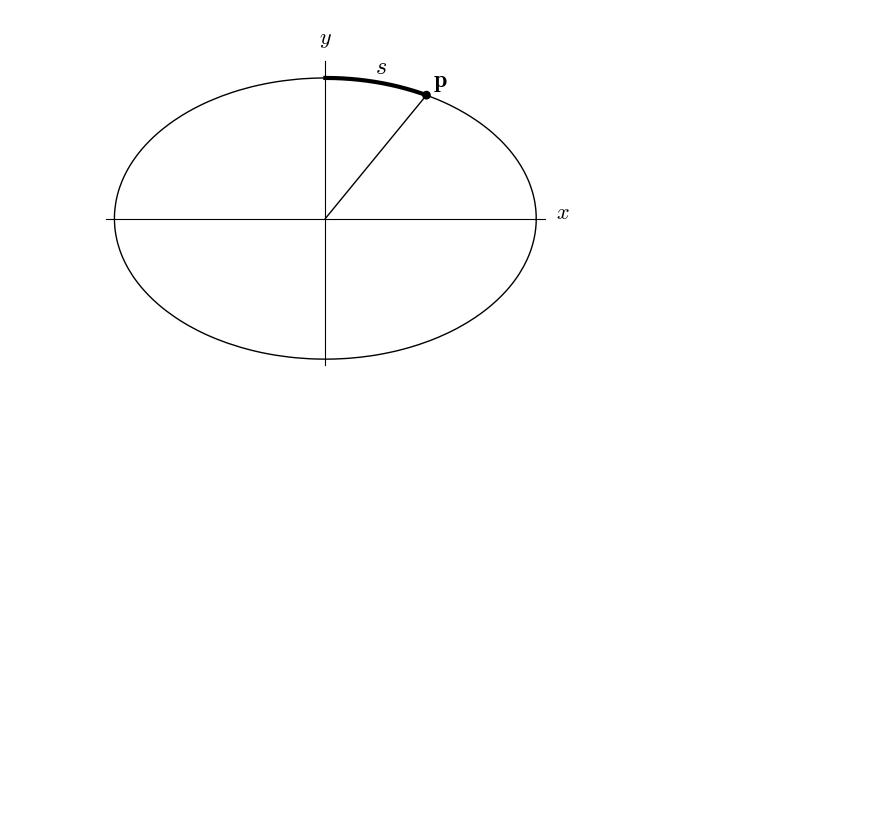
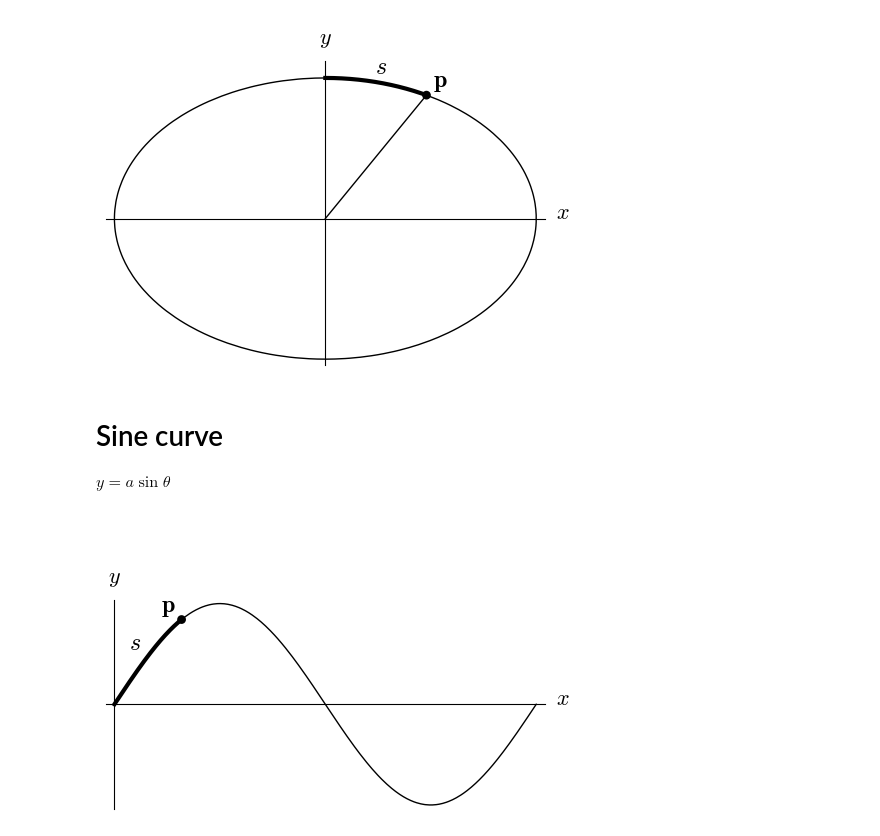
Before and after one commit to hissanova/math-notes, a Jupyter notebook: elliptic_theta_notes/Diagrams.ipynb, the cells around one changed output. Cells and saved outputs as stored; diff of their text form; code cells hidden in the pictures; blank space fills up the shorter version.

Commit message:
elliptic_theta modified

```diff
--- a/elliptic_theta_notes/Diagrams.ipynb
+++ b/elliptic_theta_notes/Diagrams.ipynb
@@ -40,3 +40,30 @@ g.show(ticks=[[],[]], figsize=[5,5])
 g.save("ellipse_generic.png", ticks=[[],[]], figsize=[5,5])
 # %% [output]
 [figure]
+# %% [markdown]
+# Sine curve
+$y = a \sin{\theta}$
+# %%
+var('x')
+
+color = 'black'
+
+a = 1.5
+b = 1
+d = 1.
+
+g = Graphics()
+
+g += plot(a * sin(x), [x, 0, 2 * pi], color=color)
+g += plot(a * sin(x), [x, 0, d ], color=color, thickness=3)
+g += point([d, a * sin(d)], size=40, color=color)
+
+text_pos = 0.2
+g += text('$\\mathbf{p}$', [d - text_pos , a * sin(d) + text_pos], color=color, fontsize='x-large')
+g += text('$s$', [d/2 - text_pos , a * sin(d/2) + text_pos], color=color, fontsize='x-large')
+g.axes_labels(['$x$', '$y$'])
+g.matplotlib(ticks=[[],[]])
+g.show(ticks=[[],[]], figsize=[5,5], aspect_ratio=1)
+g.save("sine_curve_generic.png", ticks=[[],[]], figsize=[5,5], aspect_ratio=1)
+# %% [output]
+[figure, added]
```
Also changed, not shown: parts of 2 cells of this notebook, 5 other files.
